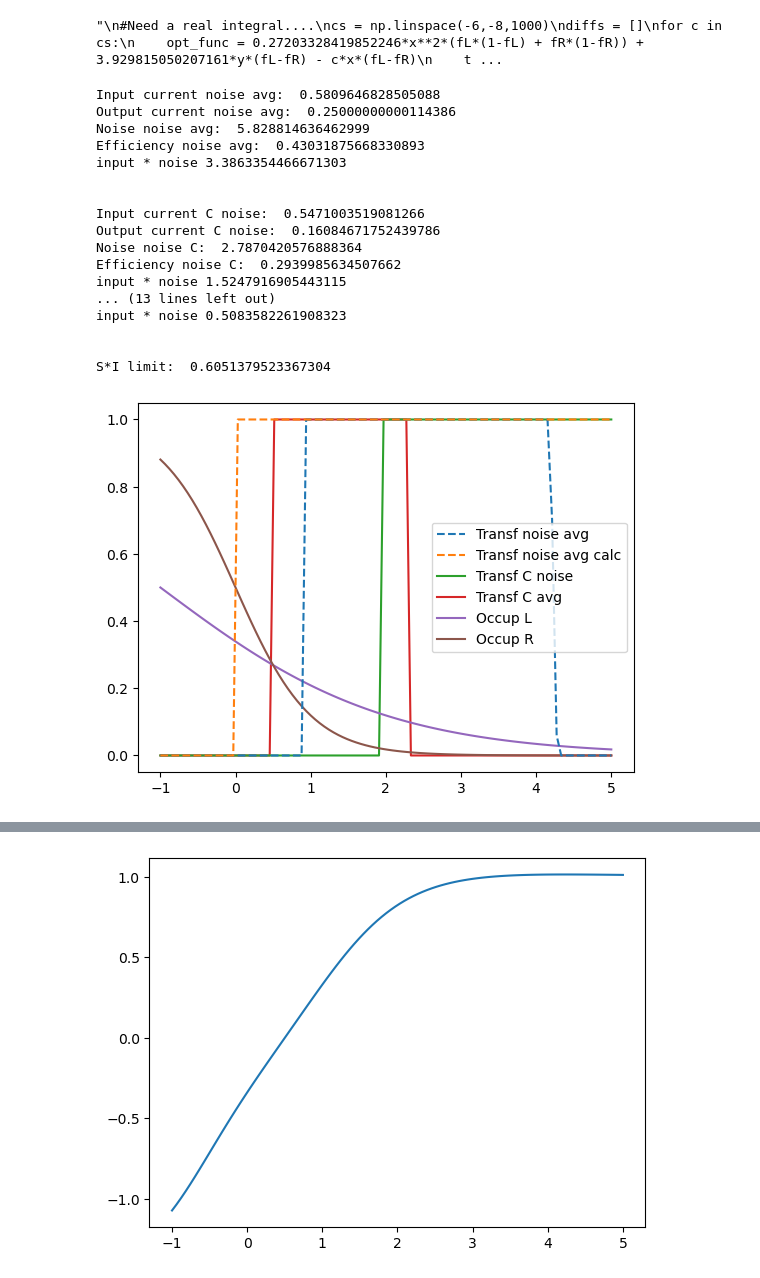
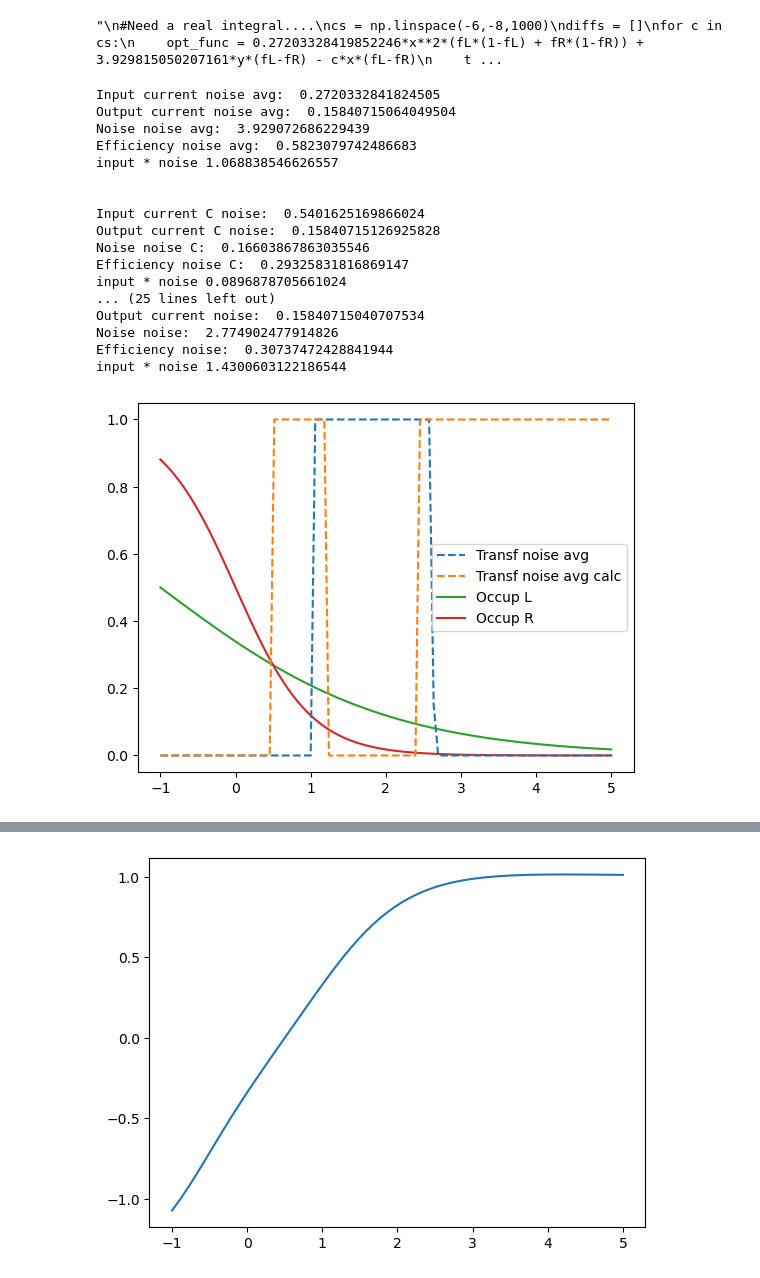
Before and after one commit to Edania/qthermo, a Jupyter notebook: testing_noise.ipynb, the cells around one changed output, grey strips where cells are left out. Saved outputs shown, nothing was run; the diff lists cells and outputs as text; code cells hidden in the pictures.

```diff
--- a/testing_noise.ipynb
+++ b/testing_noise.ipynb
@@ -161,12 +167,14 @@ print(cur)
 # %%
-def calc_transf(thetas,occupf_L, occupf_R, coeff_avg, coeff_nois, coeff_con):
+def calc_transf(thetas,occupf_L, occupf_R, coeff_avg, coeff_nois, coeff_con, return_opt_func = False):
     term_one = lambda E: thetas[0]*coeff_nois(E)**2*(occupf_L(E)*(1-occupf_L(E))+occupf_R(E)*(1-occupf_R(E)))
     term_two = lambda E: thetas[1]*coeff_avg(E)*(occupf_L(E)-occupf_R(E))
     term_three = lambda E: -thetas[2]*coeff_con(E)*(occupf_L(E)-occupf_R(E))
     #opt_func = lambda E: x(E)**2*(fL(E)*(1-fL(E))) #+ fR(E)*(1-fR(E))) + thetas[1]*y(E)*(fL(E)-fR(E)) - thetas[2]*x(E)*(fL(E)-fR(E))
     opt_func = lambda E: term_one(E)+term_two(E)+term_three(E)
 
-    transf_avg_nois = lambda E: np.heaviside(opt_func(E), 0)*np.heaviside(coeff_avg(E)*(occupf_L(E)-occupf_R(E)),0)
+    transf_avg_nois = lambda E: np.heaviside(opt_func(E), 0)*np.heaviside(coeff_avg(E)*(occupf_L(E)-occupf_R(E)),0)*np.heaviside(coeff_con(E)*(occupf_L(E)-occupf_R(E)),0)
+    if return_opt_func:
+        return transf_avg_nois, opt_func
     return transf_avg_nois
 
 def opt_noise_avg(thetas, E_low, E_high, occupf_L, occupf_R, coeff_avg, coeff_nois, coeff_con, target):
@@ -191,11 +199,11 @@ def opt_noise_avg(thetas, E_low, E_high, occupf_L, occupf_R, coeff_avg, coeff_no
 #transf_avg_nois_func = lambda C: np.heaviside(opt_func(C), 0)
 #output_target_func = lambda C: tf.slice_current_integral(transf_avg_nois_func(C), Es,occupf_L, occupf_R, coeff_out) -target
 Es = np.linspace(-1,5,100)
-thetas_init = (0.27203328419852246,3.929815050207161,-6.5)
-res = fsolve(opt_noise_avg, thetas_init, factor = 10, args = (Es[0],Es[-1], occupf_L, occupf_R, coeff_in, coeff_out, coeff_out, target), full_output=True, epsfcn=None)
+thetas_init = np.random.random(3)
+res = fsolve(opt_noise_avg, thetas_init, factor = 1, args = (Es[0],Es[-1], occupf_L, occupf_R, coeff_in, coeff_out, coeff_out, target), full_output=True, epsfcn=None)
 print(res)
 thetas = res[0]
 print(opt_noise_avg(thetas,Es[0], Es[-1],occupf_L, occupf_R, coeff_in, coeff_out, coeff_out, target))
-transf_avg_nois = calc_transf(thetas,occupf_L, occupf_R, coeff_in, coeff_out, coeff_out)
+transf_avg_nois, opt_func = calc_transf(thetas,occupf_L, occupf_R, coeff_in, coeff_out, coeff_out, return_opt_func=True)
 #transf_noise_avg = transf_avg_nois_func(C_avg_nois)
 # %% [output]
@@ -237,10 +248,10 @@ print("Efficiency noise avg: ", output_current/input_current)
 print("input * noise", input_current*nois)
 print("\n")
 
-nois = noise(transf_C_noise, Es,occupf_L, occupf_R, coeff_out)
-input_current = tf.slice_current_integral(transf_C_noise, Es,occupf_L, occupf_R, coeff_in)
-output_current = tf.slice_current_integral(transf_C_noise, Es,occupf_L, occupf_R, coeff_out)
-
+nois = noise_cont(Es[0], Es[-1], occupf_L, occupf_R, coeff_out, transf_C_noise)
+input_current = tf.current_integral(Es[0], Es[-1], occupf_L, occupf_R, coeff_in, transf_C_noise)
+output_current = tf.current_integral(Es[0], Es[-1], occupf_L, occupf_R, coeff_out, transf_C_noise)
+nois_opt = nois
 print("Input current C noise: ", input_current)
 print("Output current C noise: ", output_current)
 print("Noise noise C: ", nois)
@@ -248,10 +259,10 @@ print("Efficiency noise C: ", output_current/input_current)
 print("input * noise", input_current*nois)
 print("\n")
 
-nois = noise(transf_C_avg, Es,occupf_L, occupf_R, coeff_out)
-input_current = tf.slice_current_integral(transf_C_avg, Es,occupf_L, occupf_R, coeff_in)
-output_current = tf.slice_current_integral(transf_C_avg, Es,occupf_L, occupf_R, coeff_out)
-
+nois = noise_cont(Es[0], Es[-1], occupf_L, occupf_R, coeff_out, transf_C_avg)
+input_current = tf.current_integral(Es[0], Es[-1], occupf_L, occupf_R, coeff_in, transf_C_avg)
+output_current = tf.current_integral(Es[0], Es[-1], occupf_L, occupf_R, coeff_out, transf_C_avg)
+avg_opt = input_current
 print("Input current C avg: ", input_current)
 print("Output current C avg: ", output_current)
 print("Noise C avg: ", nois)
@@ -271,17 +282,9 @@ print("Efficiency noise avg calc: ", output_current/input_current)
 print("input * noise", input_current*nois)
 print("\n")
 
-print("S*I limit: ", noise(transf_C_noise, Es,occupf_L, occupf_R, coeff_out)*tf.slice_current_integral(transf_C_avg, Es,occupf_L, occupf_R, coeff_in))
+print("S*I limit: ", avg_opt*nois_opt)
 
-'''
-nois = noise(transf_calc, Es,occupf_L, occupf_R, coeff_out)
-input_current = tf.slice_current_integral(transf_calc, Es,occupf_L, occupf_R, coeff_in)
-output_current = tf.slice_current_integral(transf_calc, Es,occupf_L, occupf_R, coeff_out)
 
-print("Input current calc: ", input_current)
-print("Output current calc: ", output_current)
-print("Noise calc: ", nois)
-print("Efficiency calc: ", output_current/input_current)
 nois = noise(transf_gen, Es,occupf_L, occupf_R, coeff_out)
 input_current = tf.slice_current_integral(transf_gen, Es,occupf_L, occupf_R, coeff_in)
 output_current = tf.slice_current_integral(transf_gen, Es,occupf_L, occupf_R, coeff_out)
@@ -289,57 +292,57 @@ output_current = tf.slice_current_integral(transf_gen, Es,occupf_L, occupf_R, co
 print("Input current gen: ", input_current)
 print("Output current gen: ", output_current)
 print("Noise gen: ", nois)
-print("Efficiency gen: ", output_current/input_current)4
+print("Efficiency gen: ", output_current/input_current)
 print("input * noise", input_current*nois)
 print("\n")
 nois = noise(transf_noise, Es,occupf_L, occupf_R, coeff_out)
 input_current = tf.slice_current_integral(transf_noise, Es,occupf_L, occupf_R, coeff_in)
 output_current = tf.slice_current_integral(transf_noise, Es,occupf_L, occupf_R, coeff_out)
 
 print("Input current noise: ", input_current)
 print("Output current noise: ", output_current)
 print("Noise noise: ", nois)
 print("Efficiency noise: ", output_current/input_current)
 print("input * noise", input_current*nois)
 print("\n")
 
 
-'''
+
 
 #plt.plot(Es,transf_gen, label = "Transf gen")
 #plt.plot(Es, transf_noise, label = "Transf noise")
 plt.plot(Es, transf_noise_avg,'--' ,label = "Transf noise avg", zorder = 3)
 plt.plot(Es, transf_avg_nois(Es),'--' ,label = "Transf noise avg calc", zorder = 3)
 
-plt.plot(Es, transf_C_noise ,label = "Transf C noise", zorder = 2)
-plt.plot(Es, transf_C_avg ,label = "Transf C avg", zorder = 1)
+#plt.plot(Es, transf_C_noise(Es) ,label = "Transf C noise", zorder = 2)
+#plt.plot(Es, transf_C_avg(Es) ,label = "Transf C avg", zorder = 1)
 #plt.plot(Es, tf.transmission_avg_avg(0.3, Es, occupf_L, occupf_R, coeff_in, coeff_out), label = "transf test")
 #plt.plot(Es, transf_calc, label = "Transf calc")
 
 plt.plot(Es, occupf_L(Es), label = "Occup L")
 plt.plot(Es, occupf_R(Es), label = "Occup R")
 plt.legend()
 #plt.ylim([0,1])
 plt.show()
 # %% [output]
-Input current noise avg:  0.5809646828505088
-Output current noise avg:  0.25000000000114386
-Noise noise avg:  5.828814636462999
-Efficiency noise avg:  0.43031875668330893
-input * noise 3.3863354466671303
+Input current noise avg:  0.2720332841824505
+Output current noise avg:  0.15840715064049504
+Noise noise avg:  3.929072686229439
+Efficiency noise avg:  0.5823079742486683
+input * noise 1.068838546626557
 
 
-Input current C noise:  0.5471003519081266
-Output current C noise:  0.16084671752439786
-Noise noise C:  2.7870420576888364
-Efficiency noise C:  0.2939985634507662
-input * noise 1.5247916905443115
-... (13 lines left out)
-input * noise 0.5083582261908323
-
-
-S*I limit:  0.6051379523367304
+Input current C noise:  0.5401625169866024
+Output current C noise:  0.15840715126925828
+Noise noise C:  0.16603867863035546
+Efficiency noise C:  0.29325831816869147
+input * noise 0.0896878705661024
+... (25 lines left out)
+Output current noise:  0.15840715040707534
+Noise noise:  2.774902477914826
+Efficiency noise:  0.30737472428841944
+input * noise 1.4300603122186544
-[figure, old version]
+[figure, new version]
 # %%
 targets = np.linspace(0.05,0.25,10) #*tf.pmax(TL, TR)
 outputs = []
```
Also changed, not shown: parts of 5 cells of this notebook, 2 other files.
